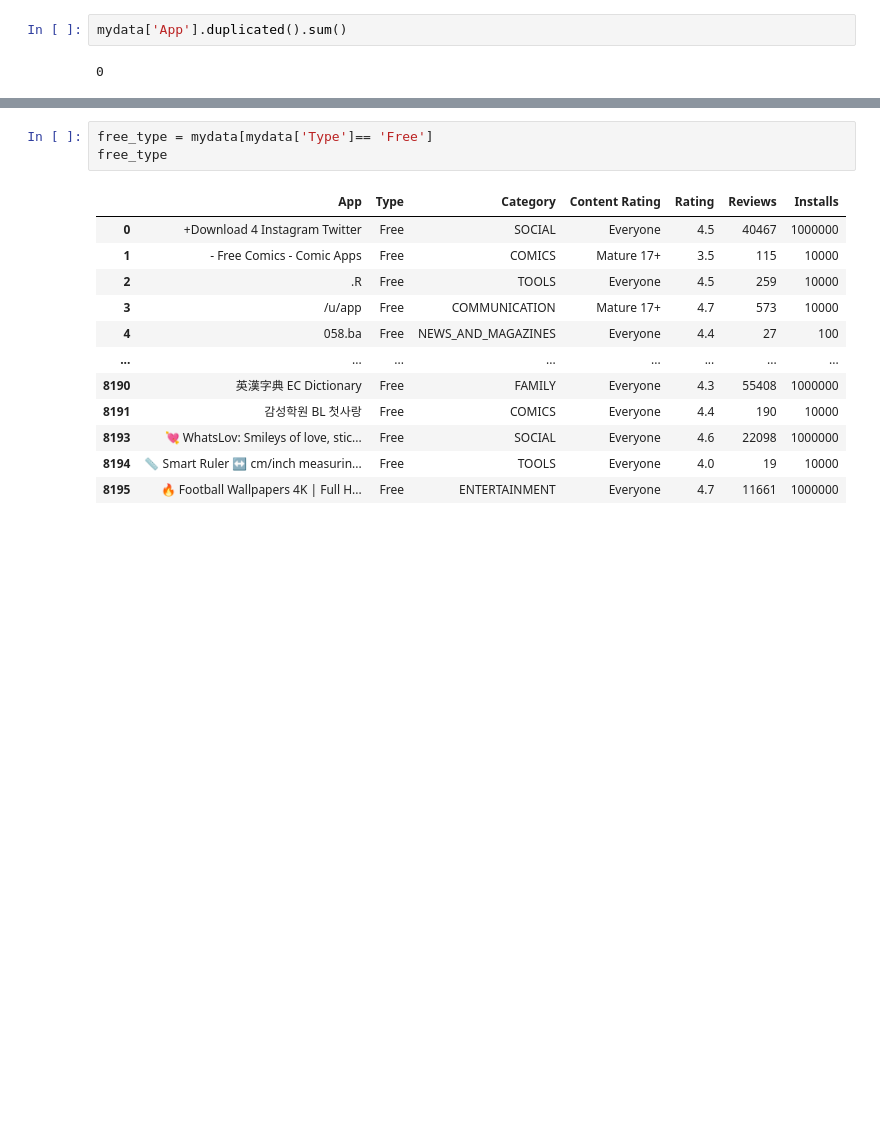
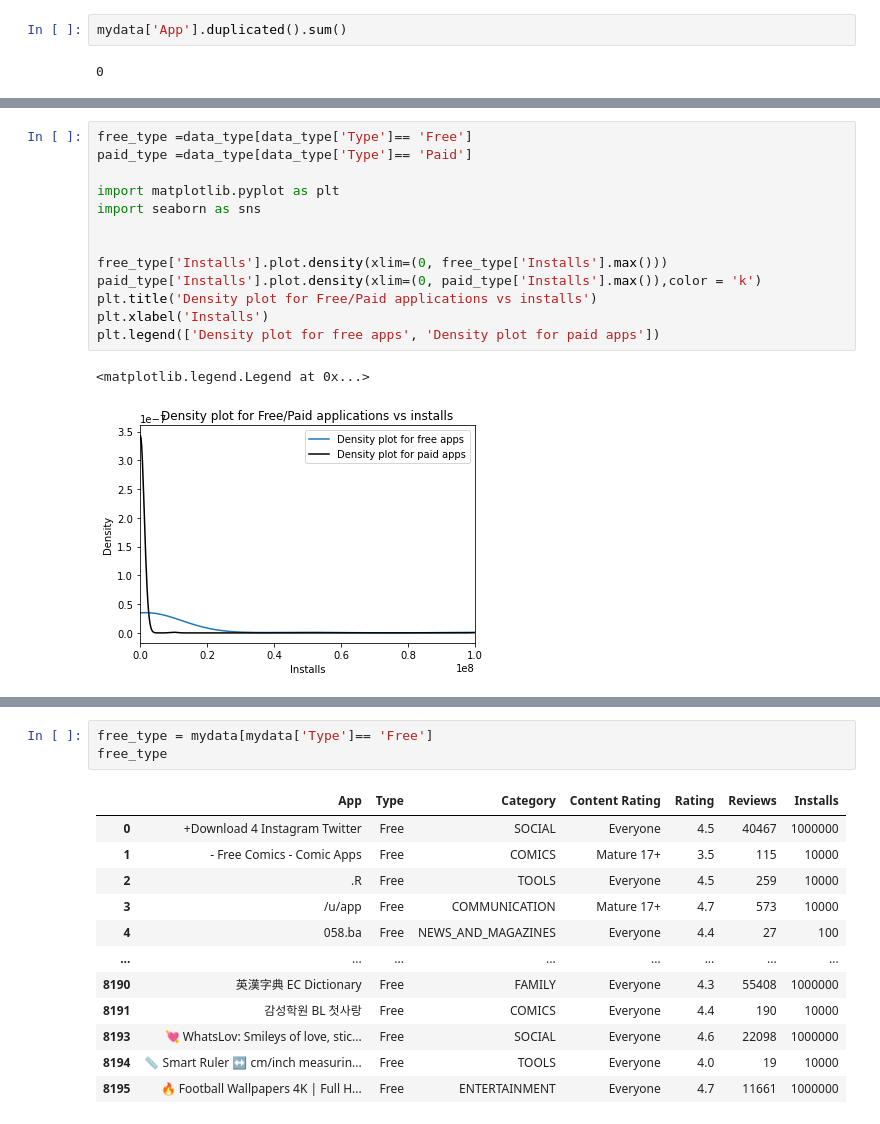
Before and after one commit to infoshareacademy/jdszr6-grupa-bez-nazwy, a Jupyter notebook: Python_project/Develop.ipynb, the cells around one changed output, grey strips where cells are left out. Saved outputs shown, nothing was run; the diff lists cells and outputs as text; blank space fills up the shorter version.

```diff
--- a/Python_project/Develop.ipynb
+++ b/Python_project/Develop.ipynb
@@ -30,0 +56,16 @@ mydata['App'].duplicated().sum()
+# %%
+free_type =data_type[data_type['Type']== 'Free']
+paid_type =data_type[data_type['Type']== 'Paid']
+
+import matplotlib.pyplot as plt
+import seaborn as sns
+
+
+free_type['Installs'].plot.density(xlim=(0, free_type['Installs'].max()))
+paid_type['Installs'].plot.density(xlim=(0, paid_type['Installs'].max()),color = 'k')
+plt.title('Density plot for Free/Paid applications vs installs')
+plt.xlabel('Installs')
+plt.legend(['Density plot for free apps', 'Density plot for paid apps'])
+# %% [output]
+<matplotlib.legend.Legend at 0x...>
+[figure, added]
```
Also changed, not shown: parts of 26 cells of this notebook.
